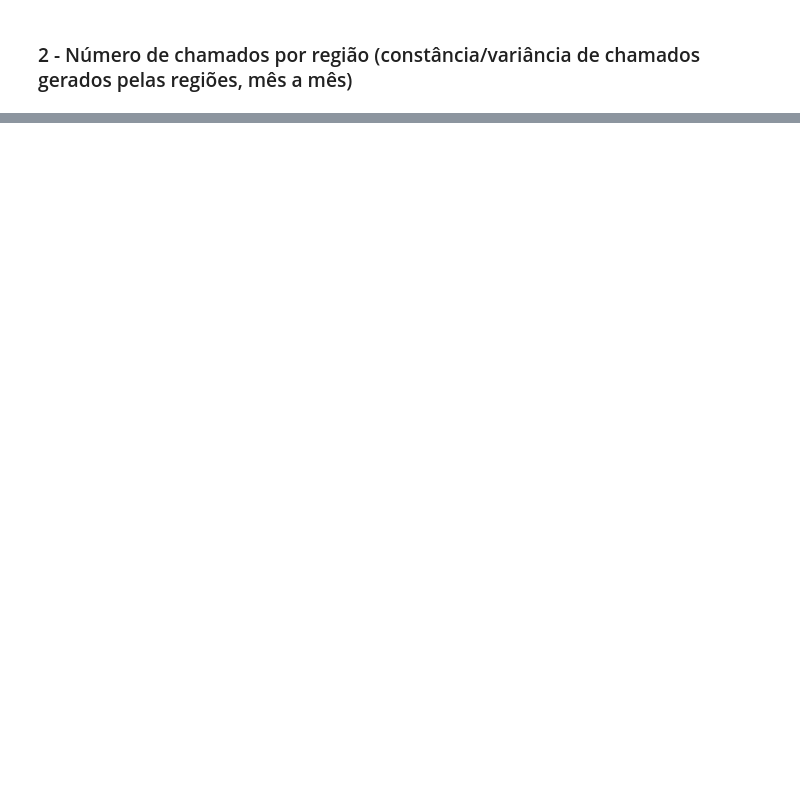
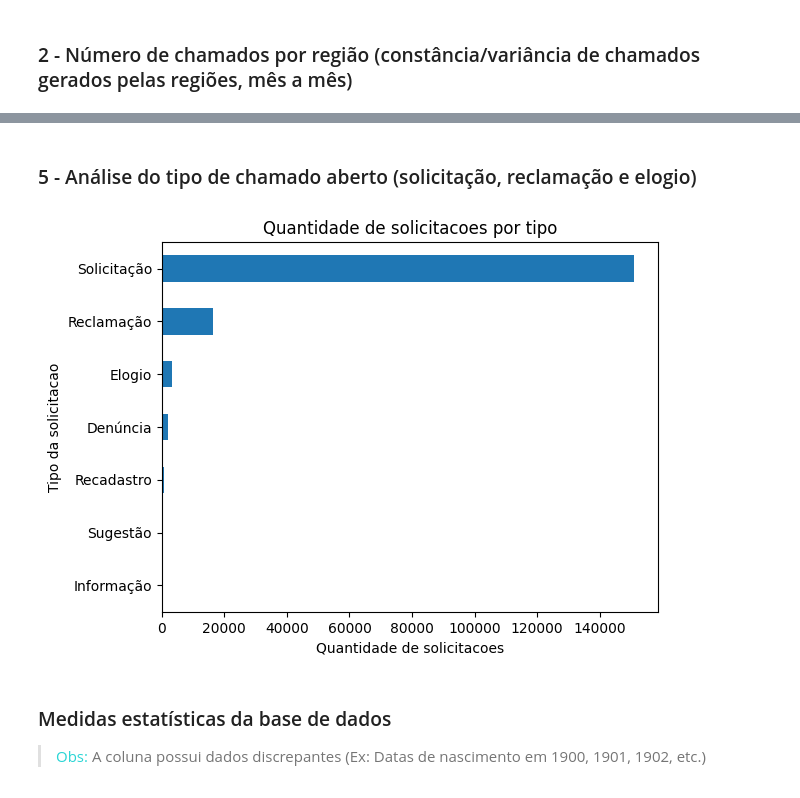
Before and after one commit to FabioKishino/projeto-python-ada, a Jupyter notebook: Projeto.ipynb, the cells around one changed output, grey strips where cells are left out. Cells and saved outputs as stored; diff of their text form; code cells hidden in the pictures; blank space fills up the shorter version.

Commit message:
Análises e gráficos

```diff
--- a/Projeto.ipynb
+++ b/Projeto.ipynb
@@ -143,0 +219,21 @@ Noite              41143
+# %% [markdown]
+### 5 - Análise do tipo de chamado aberto (solicitação, reclamação e elogio)
+# %%
+# Count the number of occurrences of each TYPE
+count_type = df['TIPO'].value_counts().sort_values(ascending=True)
+
+count_type.plot(kind='barh')
+plt.xlabel('Quantidade de solicitacoes')
+plt.ylabel('Tipo da solicitacao')
+plt.title('Quantidade de solicitacoes por tipo')
+
+# Show the plot
+plt.show()
+# %% [output]
+[figure, added]
+# %% [markdown]
+### Medidas estatísticas da base de dados <br>
+
+
+
+> <span style="color: #2BD5D5;">Obs: </span>A coluna possui dados discrepantes (Ex: Datas de nascimento em 1900, 1901, 1902, etc.)
```
Also changed, not shown: parts of 14 cells of this notebook, 1 other file.
